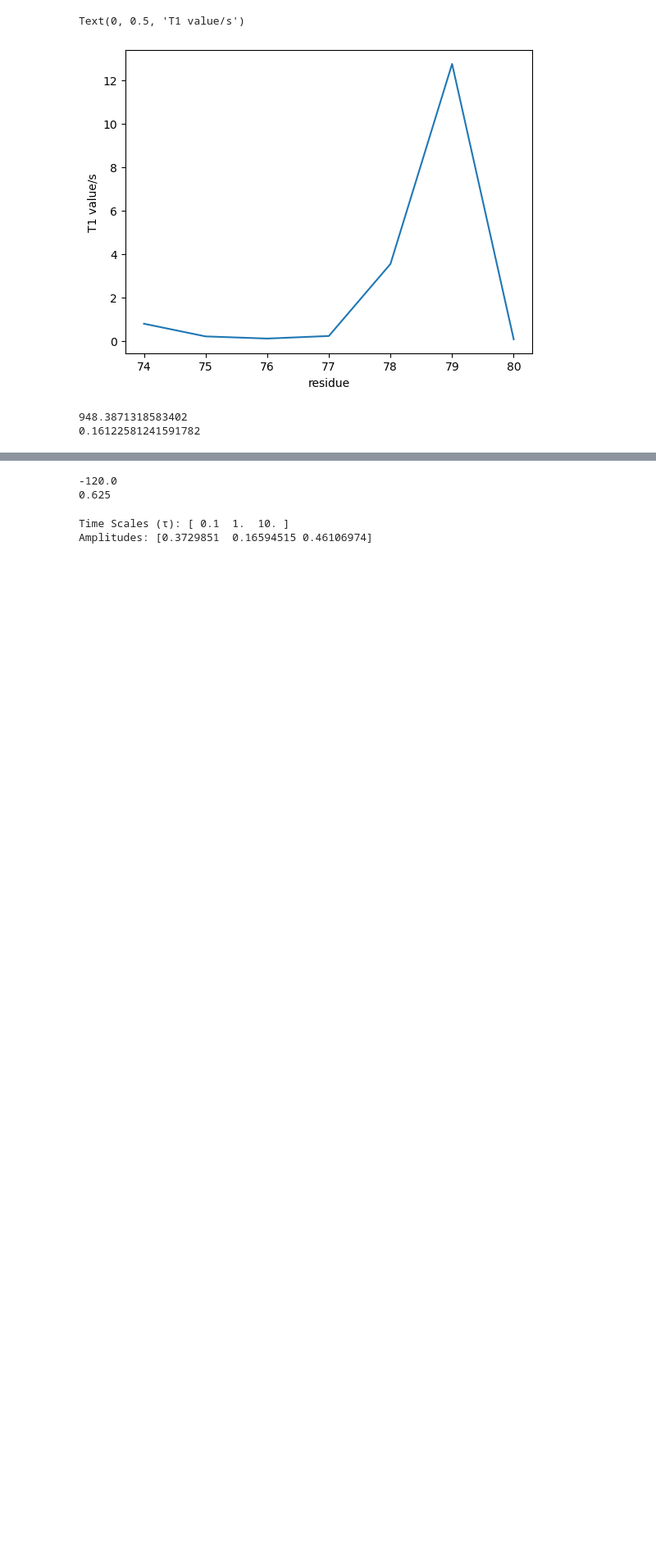
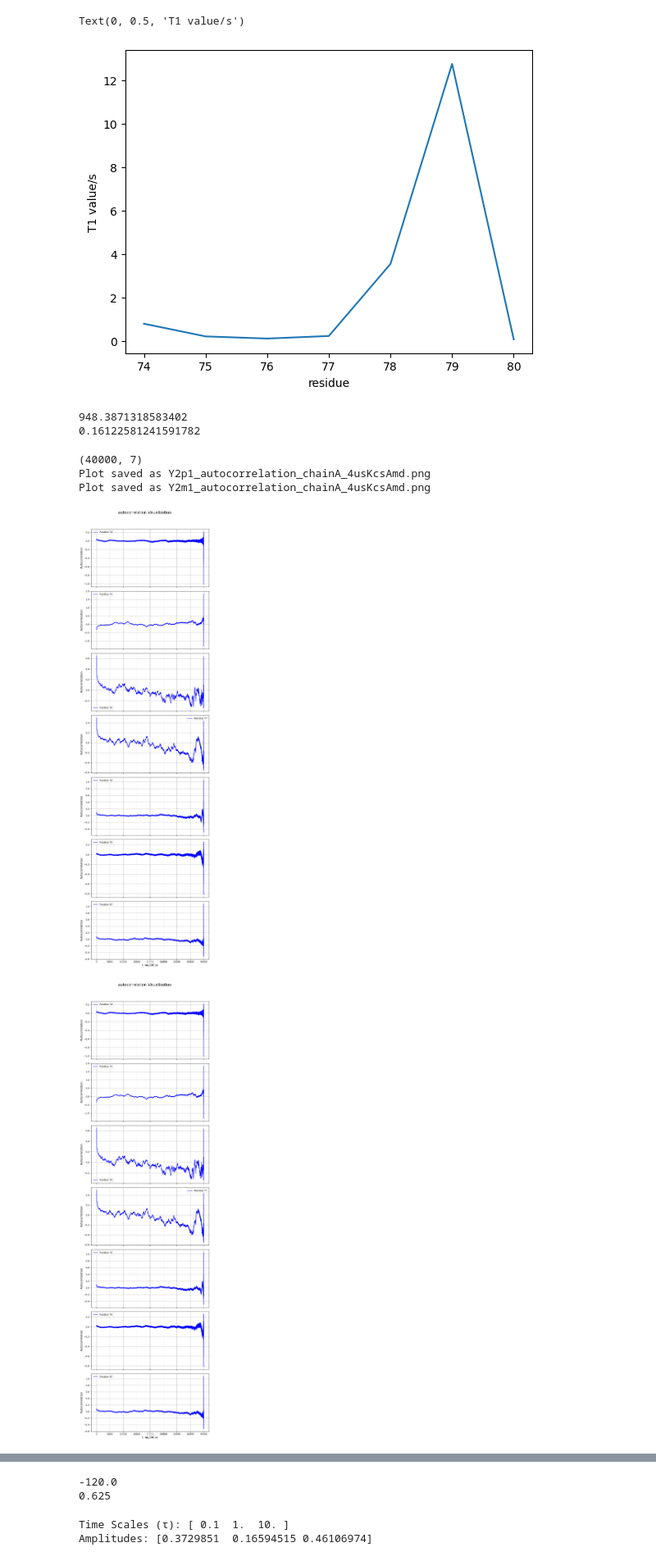
Before and after one commit to Xyunyao/KChannel_torsion_angle, a Jupyter notebook: NMR_t1_estimation.ipynb, the cells around one changed output, grey strips where cells are left out. Shown at 82% size. Cells and saved outputs as stored; diff of their text form; code cells hidden in the pictures; blank space fills up the shorter version.

```diff
--- a/NMR_t1_estimation.ipynb
+++ b/NMR_t1_estimation.ipynb
@@ -780,0 +856,16 @@ print(omega)
+# %%
+# calcualte correlation time for Y2, -1 and Y2, 1
+acf_Y2_plus1, acf_Y2_minus1 =autocorrelation_sphere21m1(euler_angles, 'A')
+residues=range(7)
+#visualize_autocorrelation(acf_sym_A,residues,save_as='sym_autocorrelation_chainA_4usKcsAmd.png' )
+# %%
+print(acf_Y2_plus1.shape)
+residues=range(7)
+visualize_autocorrelation(acf_Y2_plus1,residues,save_as='Y2p1_autocorrelation_chainA_4usKcsAmd.png' )
+visualize_autocorrelation(acf_Y2_minus1,residues,save_as='Y2m1_autocorrelation_chainA_4usKcsAmd.png' )
+# %% [output]
+(40000, 7)
+Plot saved as Y2p1_autocorrelation_chainA_4usKcsAmd.png
+Plot saved as Y2m1_autocorrelation_chainA_4usKcsAmd.png
+[figure, added]
+[figure, added]
```
Also changed, not shown: parts of 3 cells of this notebook.
